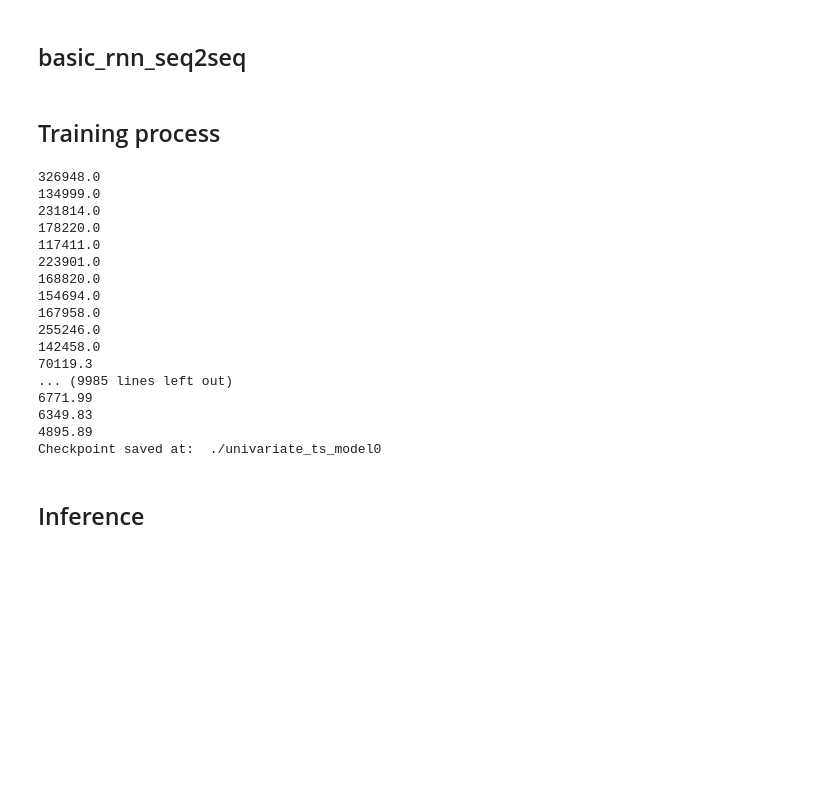
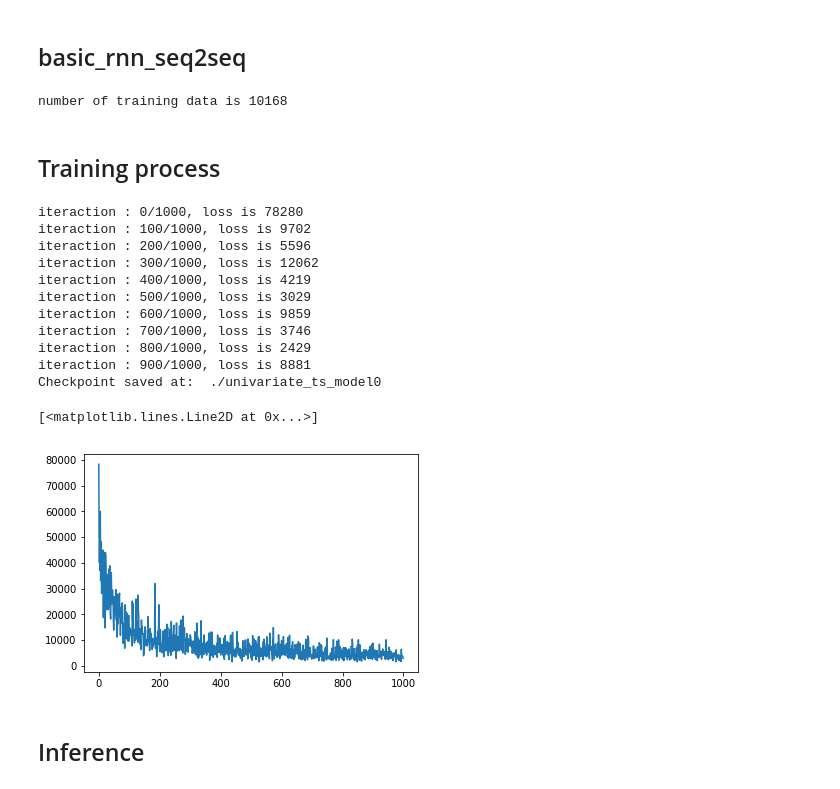
Before and after one commit to txytju/air-quality-prediction, a Jupyter notebook: seq2seq.ipynb, the cells around one changed output. Drawn from its saved outputs; the diff is of its cells as text; code cells hidden in the pictures; blank space fills up the shorter version.

```diff
--- a/seq2seq.ipynb
+++ b/seq2seq.ipynb
@@ -68,7 +83,7 @@ lambda_l2_reg = 0.003
 # length of input signals
 input_seq_len = 120
 # length of output signals
-output_seq_len = 48
+output_seq_len = 10
 # size of LSTM Cell
 hidden_dim = 64
 # num of input signals
@@ -79,11 +94,15 @@ output_dim = 1
 num_stacked_layers = 2
 # gradient clipping - to avoid gradient exploding
 GRADIENT_CLIPPING = 2.5
+# tatal number of training data.
+print("number of training data is %d" %(len(y)-input_seq_len-output_seq_len))
+# %% [output]
+number of training data is 10168
 # %% [markdown]
 ## Training process
 # %%
-total_iteractions = 10000
-batch_size = 32
+total_iteractions = 1000
+batch_size = 256
 KEEP_RATE = 0.5
 train_losses = []
 val_losses = []
@@ -106,30 +125,31 @@ with tf.Session() as sess:
         feed_dict = {rnn_model['enc_inp'][t]: batch_input[:,t].reshape(-1,input_dim) for t in range(input_seq_len)}
         feed_dict.update({rnn_model['target_seq'][t]: batch_output[:,t].reshape(-1,output_dim) for t in range(output_seq_len)})
         _, loss_t = sess.run([rnn_model['train_op'], rnn_model['loss']], feed_dict)
-        print(loss_t)
+        train_losses.append(loss_t)
+        if i % 100 == 0:
+            print("iteraction : %d/%d, loss is %d" %(i, total_iteractions, loss_t))
 
     temp_saver = rnn_model['saver']()
     save_path = temp_saver.save(sess, os.path.join('./', 'univariate_ts_model0'))
 
 print("Checkpoint saved at: ", save_path)
 # %% [output]
-326948.0
-134999.0
-231814.0
-178220.0
-117411.0
-223901.0
-168820.0
-154694.0
-167958.0
-255246.0
-142458.0
-70119.3
-... (9985 lines left out)
-6771.99
-6349.83
-4895.89
+iteraction : 0/1000, loss is 78280
+iteraction : 100/1000, loss is 9702
+iteraction : 200/1000, loss is 5596
+iteraction : 300/1000, loss is 12062
+iteraction : 400/1000, loss is 4219
+iteraction : 500/1000, loss is 3029
+iteraction : 600/1000, loss is 9859
+iteraction : 700/1000, loss is 3746
+iteraction : 800/1000, loss is 2429
+iteraction : 900/1000, loss is 8881
 Checkpoint saved at:  ./univariate_ts_model0
+# %%
+plt.plot(train_losses)
+# %% [output]
+[<matplotlib.lines.Line2D at 0x...>]
+[figure, added]
 # %% [markdown]
 ## Inference
 # %%
```
Also changed, not shown: parts of 8 cells of this notebook, 1 other file.
